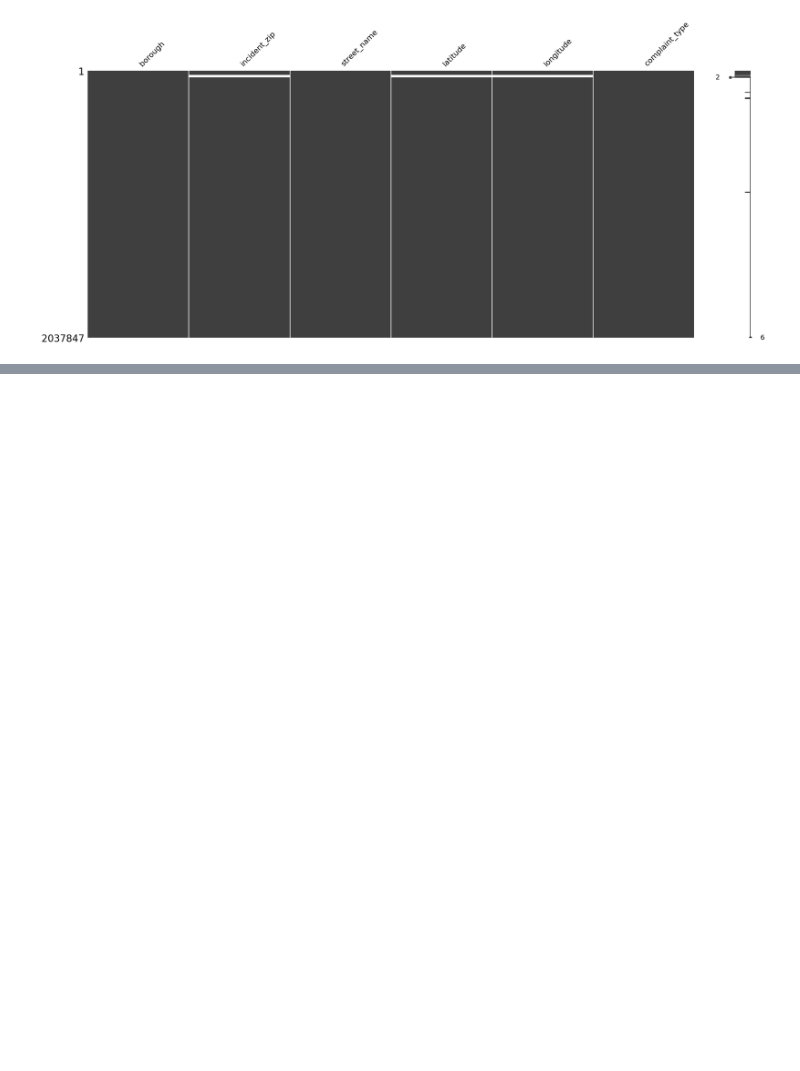
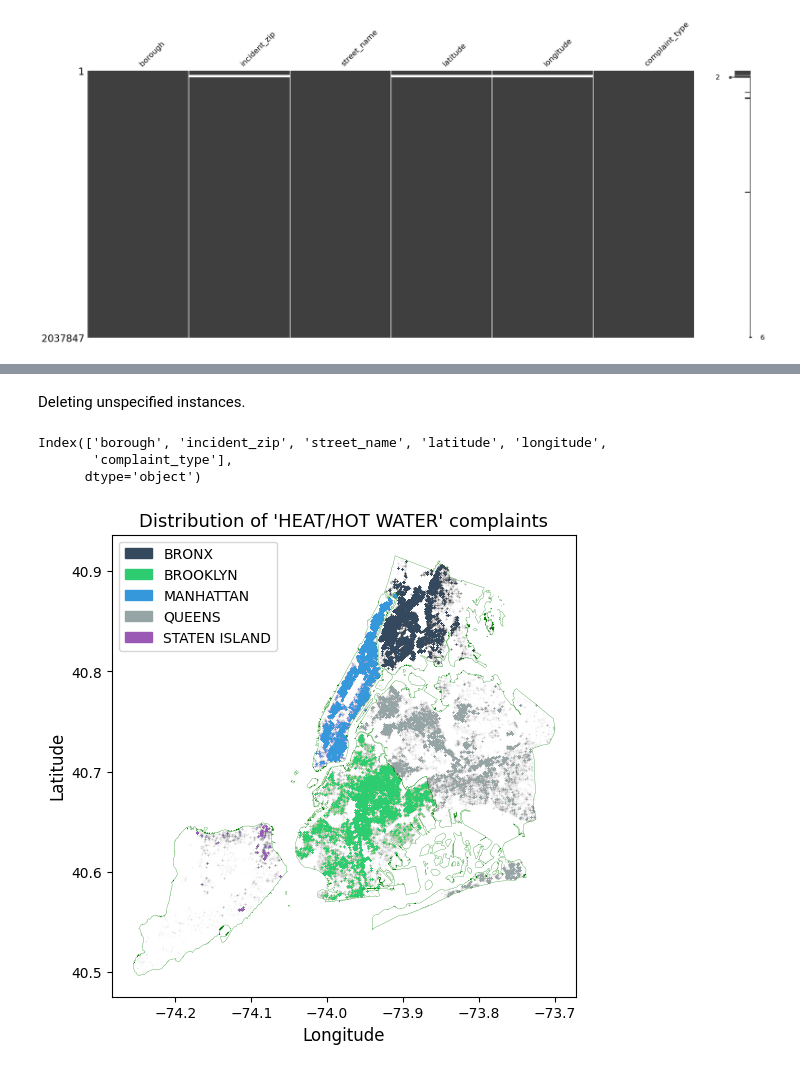
Before and after one commit to ram-polisetti/DataScience, a Jupyter notebook: nyc-311-request-analysis.ipynb, the cells around one changed output, grey strips where cells are left out. Saved outputs shown, nothing was run; the diff lists cells and outputs as text; code cells hidden in the pictures; blank space fills up the shorter version.

```diff
--- a/nyc-311-request-analysis.ipynb
+++ b/nyc-311-request-analysis.ipynb
@@ -353,0 +365,31 @@ msno.matrix(area_data)
+# %% [markdown]
+Deleting unspecified instances.
+# %%
+area_data.columns
+# %% [output]
+Index(['borough', 'incident_zip', 'street_name', 'latitude', 'longitude',
+       'complaint_type'],
+      dtype='object')
+# %%
+area_data = area_data[area_data['borough'] != 'Unspecified']
+# %%
+boroughs = list(area_data['borough'].value_counts().index)
+colors = ['#34495e', '#2ecc71', '#3498db', '#95a5a6','#9b59b6', '#e74c3c', ]
+# print(boroughs)
+# colors = []
+patches = []
+fig, ax = plt.subplots(figsize = (6, 6))
+for index, value in enumerate(boroughs):
+    boroughs_data = area_data[area_data['borough'] == value]
+    ax.scatter(boroughs_data['longitude'], boroughs_data['latitude'], c=colors[index], s=0.5, alpha=0.01, marker='.')
+    patches.append(mpatches.Patch(label=value, color=colors[index]))
+
+#boroughs_data.borough.value_counts()
+borough_map['geometry'].boundary.plot(edgecolor = 'green', linewidth=0.2, ax = ax)
+
+plt.title("Distribution of 'HEAT/HOT WATER' complaints", size = 13)
+plt.xlabel('Longitude', size = 12)
+plt.ylabel('Latitude', size = 12)
+plt.legend(patches, boroughs);
+# %% [output]
+[figure, added]
```
Also changed, not shown: parts of 11 cells of this notebook.
